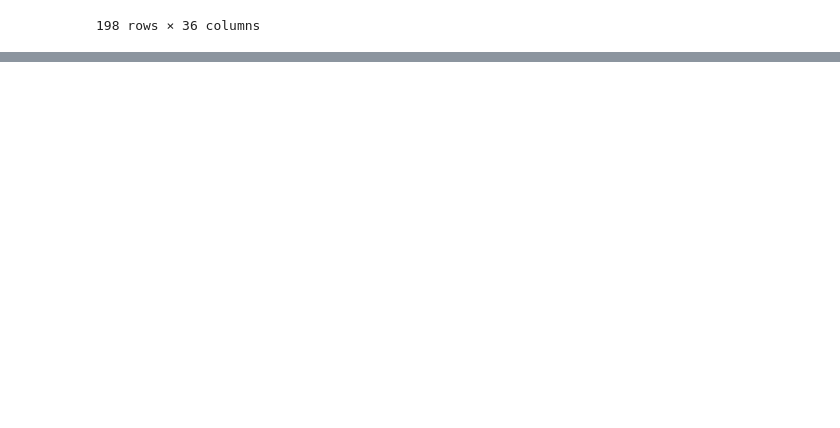
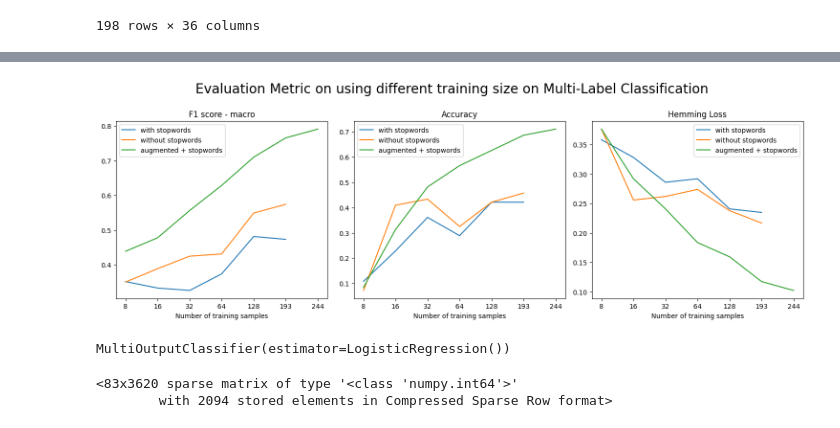
Before and after one commit to CarlOsito16/Hexamind, a Jupyter notebook: Clustering/OneShotClassifier/exp1-CountVect.ipynb, the cells around one changed output, grey strips where cells are left out. Drawn from its saved outputs; the diff is of its cells as text; code cells hidden in the pictures; blank space fills up the shorter version.

Commit message:
Success with data augmentation

```diff
--- a/Clustering/OneShotClassifier/exp1-CountVect.ipynb
+++ b/Clustering/OneShotClassifier/exp1-CountVect.ipynb
@@ -412,0 +492,2 @@ label_df[label_df['clean_BE'] == 1]
+# %%
+augmented_df['combined_reviews'] = augmented_df['combined_reviews'].apply(lambda x : augment_text(x))
@@ -412,0 +496,3 @@ label_df[label_df['clean_BE'] == 1]
+# %%
+new_df = pd.concat([label_df, augmented_df]).reset_index(drop=True)
+new_df.head()
@@ -412,0 +519,10 @@ label_df[label_df['clean_BE'] == 1]
+# %%
+X = new_df.combined_reviews
+y = new_df.loc[: , ['clean_BE' , 'clean_PD', 'clean_DM', 'clean_AS']]
+
+print(X.shape)
+
+# we are NOT going to use this X_test/y_test  here because we must stick with the orignal 83 y_test
+X_train_text, not_use_X_test_text, y_train, not_use_y_test = train_test_split(X, y,
+                                                              train_size=0.7,
+                                                              random_state=42)
@@ -412,0 +607,3 @@ label_df[label_df['clean_BE'] == 1]
+# %%
+augmented_result = run_classifer(X_train_text, y_train,
+                  X_test_text, y_test)
@@ -412,0 +638,61 @@ label_df[label_df['clean_BE'] == 1]
+# %%
+fig, axes = plt.subplots(1,3, figsize = (15,5))
+
+sns.lineplot(data = f1_score_record,
+             ax = axes[0], label = 'with stopwords')
+
+sns.lineplot(data = accuracy_record,
+             ax = axes[1], label = 'with stopwords')
+
+sns.lineplot(data = hamming_loss_record,
+             ax = axes[2], label = 'with stopwords')
+
+
+sns.lineplot(data = f1_score_record_without_stopword,
+             ax = axes[0], label = 'without stopwords')
+
+sns.lineplot(data = accuracy_record_without_stopword,
+             ax = axes[1], label = 'without stopwords')
+
+sns.lineplot(data = hamming_loss_record_without_stopword,
+             ax = axes[2], label = 'without stopwords')
+
+
+sns.lineplot(data = augmented_result['f1_score'],
+             ax = axes[0], label = 'augmented + stopwords')
+
+sns.lineplot(data = augmented_result['acc'],
+             ax = axes[1], label = 'augmented + stopwords')
+
+sns.lineplot(data = augmented_result['hamming_loss'],
+             ax = axes[2], label = 'augmented + stopwords')
+
+
+
+fig.suptitle('Evaluation Metric on using different training size on Multi-Label Classification\n',
+             fontsize = 20)
+fig.tight_layout()
+
+axes[0].set_title('F1 score - macro')
+axes[1].set_title('Accuracy')
+axes[2].set_title('Hemming Loss')
+
+axes[0].set_xlabel('Number of training samples')
+axes[1].set_xlabel('Number of training samples')
+axes[2].set_xlabel('Number of training samples')
+
+axes[0].set_xticks(range(7), n_samples )
+axes[1].set_xticks(range(7), n_samples )
+axes[2].set_xticks(range(7), n_samples )
+plt.show()
+# %% [output]
+[figure, added]
+# %%
+augmented_result['model'].predict()
+# %% [output]
+MultiOutputClassifier(estimator=LogisticRegression())
+# %%
+X_test
+# %% [output]
+<83x3620 sparse matrix of type '<class 'numpy.int64'>'
+        with 2094 stored elements in Compressed Sparse Row format>
```
Also changed, not shown: parts of 39 cells of this notebook.
